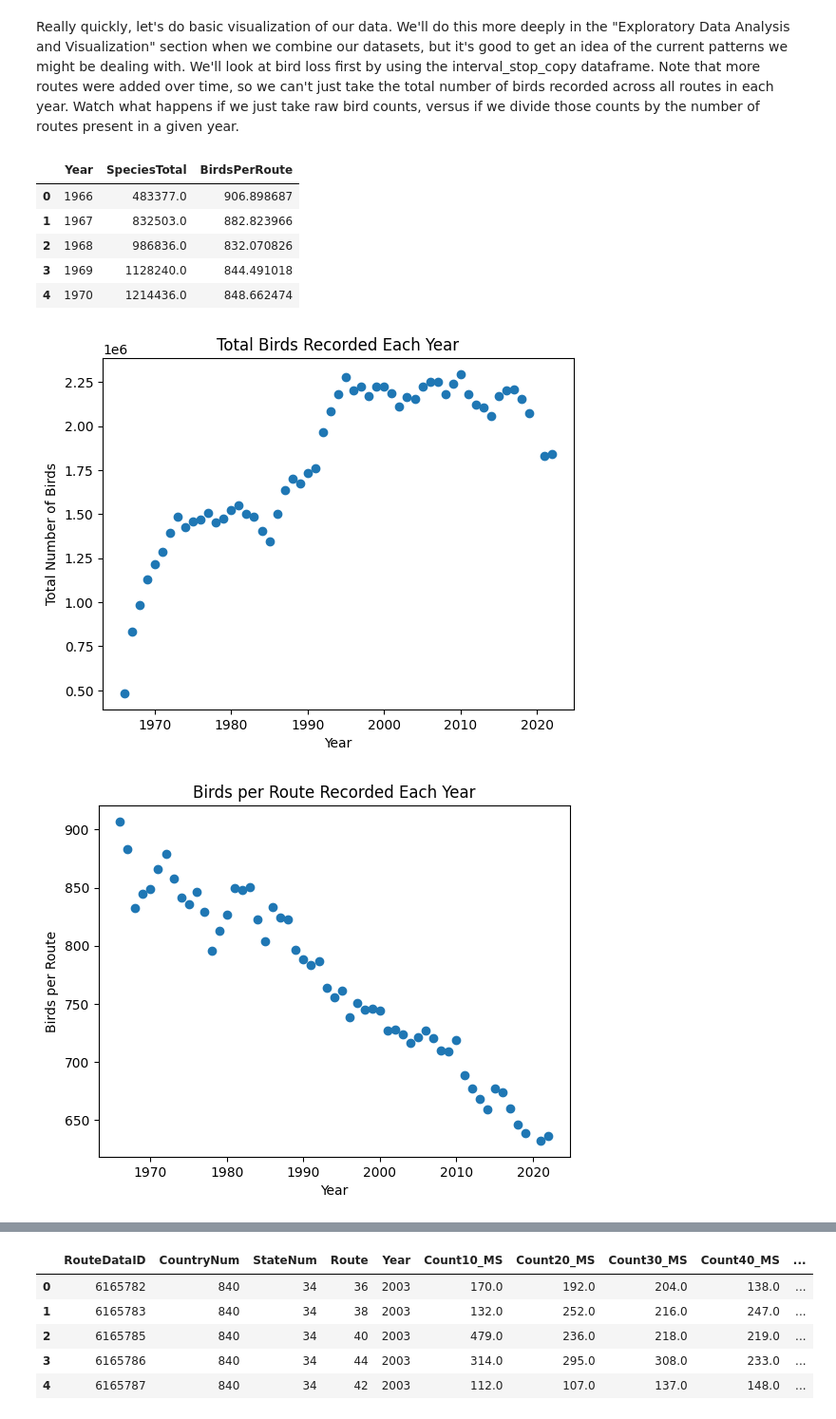
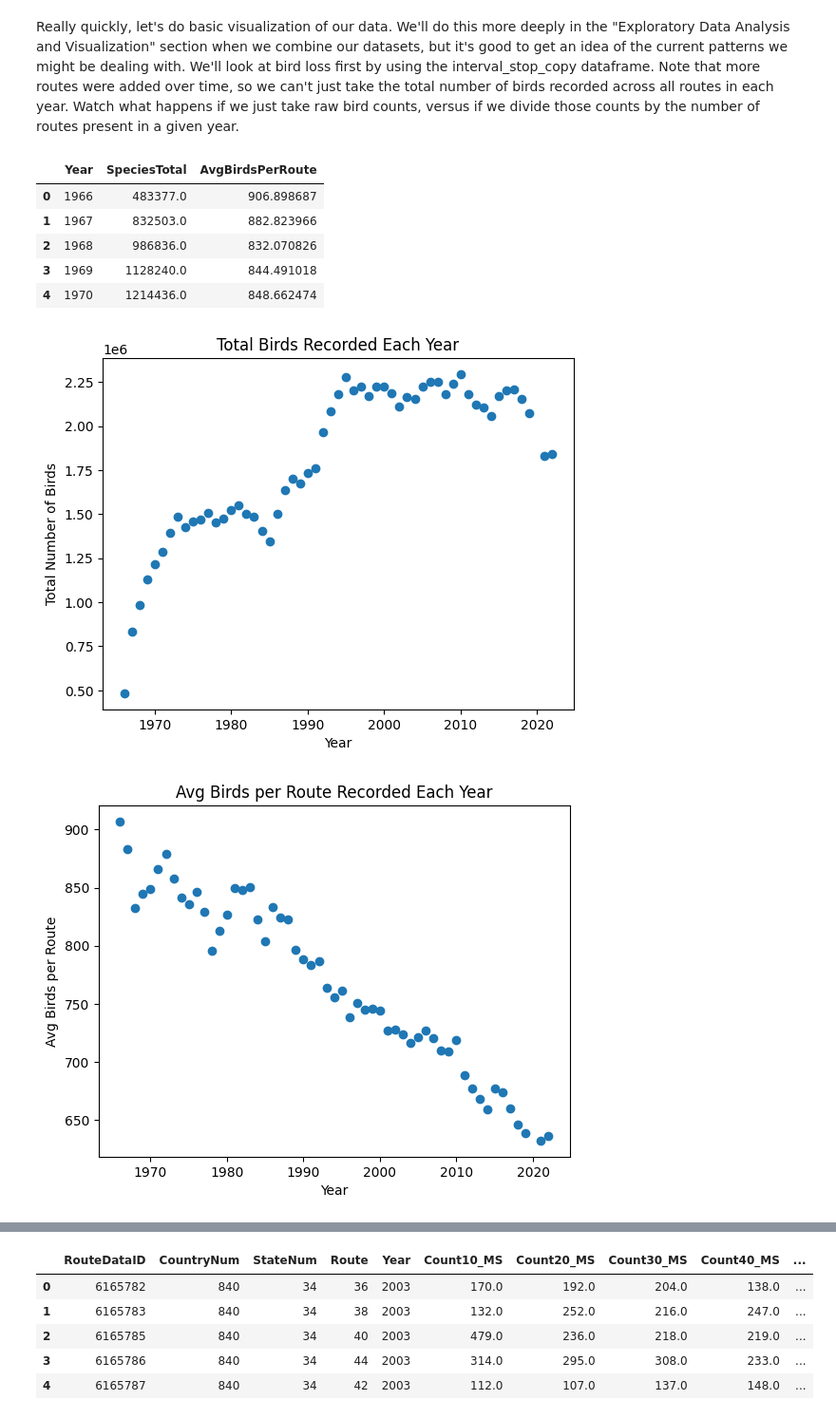
Before and after one commit to Calvin-Davis/CMSC320-FinalProject-Birds, a Jupyter notebook: Code/compiled_submission.ipynb, the cells around one changed output, grey strips where cells are left out. Shown: that part at 95% size. Saved outputs shown, nothing was run; the diff lists cells and outputs as text; code cells hidden in the pictures.

```diff
--- a/Code/compiled_submission.ipynb
+++ b/Code/compiled_submission.ipynb
@@ -328,11 +339,11 @@ birds_by_year.reset_index(inplace=True)
 
 birds_by_year.columns = ['Year', 'SpeciesTotal']
 count.index = birds_by_year.index
-birds_by_year['BirdsPerRoute'] = birds_by_year['SpeciesTotal'] / count
+birds_by_year['AvgBirdsPerRoute'] = birds_by_year['SpeciesTotal'] / count
 
 birds_by_year.head(5)
 # %% [output]
-|  | Year | SpeciesTotal | BirdsPerRoute |
+|  | Year | SpeciesTotal | AvgBirdsPerRoute |
 | 0 | 1966 | 483377.0 | 906.898687 |
 | 1 | 1967 | 832503.0 | 882.823966 |
 | 2 | 1968 | 986836.0 | 832.070826 |
@@ -341,18 +352,18 @@ birds_by_year.head(5)
 # %%
 # Raw bird count per year
 plt.scatter(birds_by_year['Year'], birds_by_year['SpeciesTotal'])
 plt.title("Total Birds Recorded Each Year")
 plt.xlabel("Year")
 plt.ylabel("Total Number of Birds")
 plt.show()
 
 # Bird count normalized by number of routes per year
-plt.scatter(birds_by_year['Year'], birds_by_year['BirdsPerRoute'])
-plt.title("Birds per Route Recorded Each Year")
+plt.scatter(birds_by_year['Year'], birds_by_year['AvgBirdsPerRoute'])
+plt.title("Avg Birds per Route Recorded Each Year")
 plt.xlabel("Year")
-plt.ylabel("Birds per Route")
+plt.ylabel("Avg Birds per Route")
 plt.show()
 # %% [output]
 [figure]
-[figure, old version]
+[figure, new version]
 # %% [markdown]
```
Also changed, not shown: parts of 20 cells of this notebook, 2 other files.
